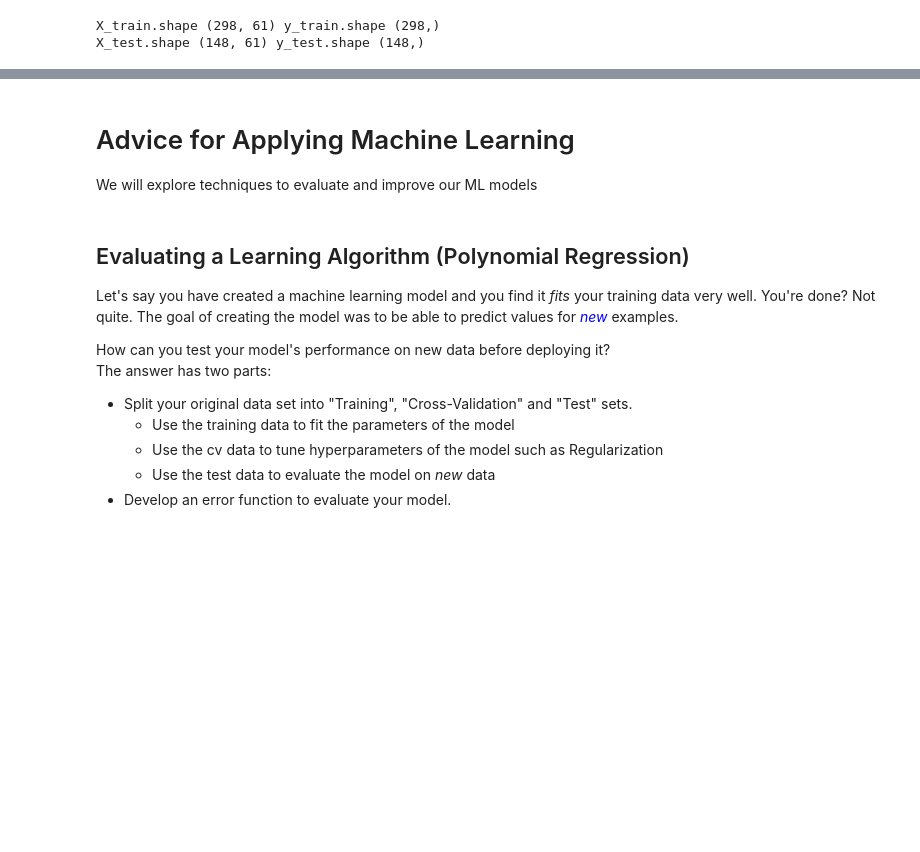
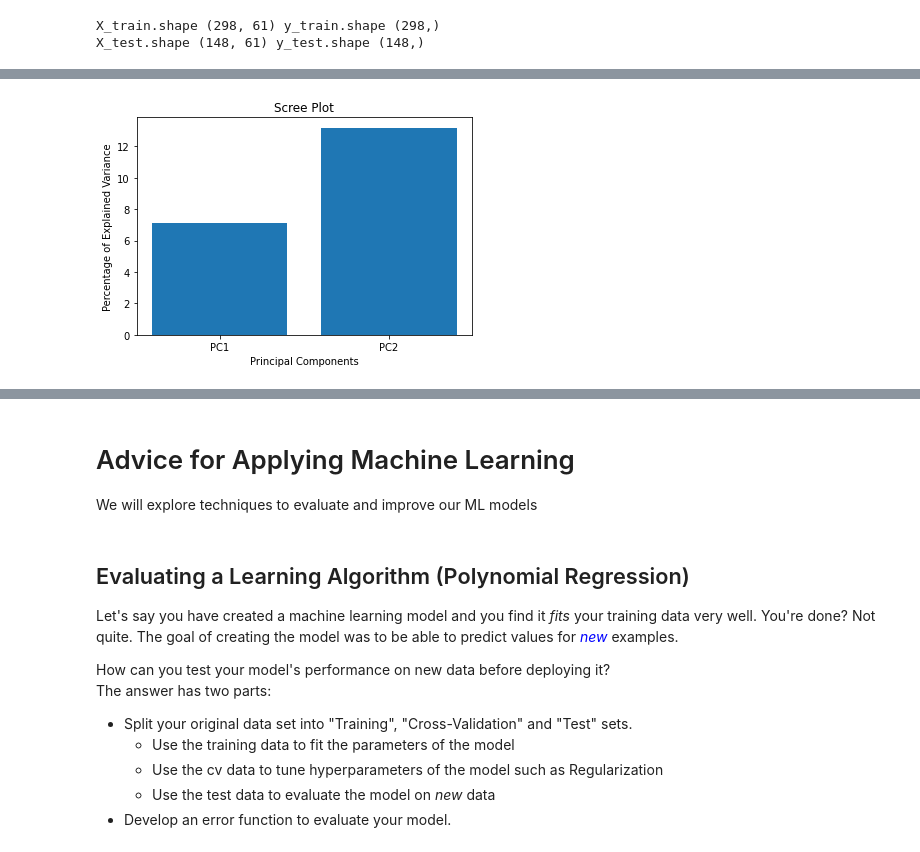
Before and after one commit to santiagoromero20/NBAPredictions, a Jupyter notebook: NBAPredictions.ipynb, the cells around one changed output, grey strips where cells are left out. Saved outputs shown, nothing was run; the diff lists cells and outputs as text; code cells hidden in the pictures; blank space fills up the shorter version.

```diff
--- a/NBAPredictions.ipynb
+++ b/NBAPredictions.ipynb
@@ -802,6 +812,6 @@ This functino is define in the **data_preprocessing** and is defined on the prep
 # %%
 cat_vars, num_vars = aux.cat_vs_num(data)
-X_train, X_test = preprocessing.data_preprocessing(X_train, X_test, num_vars, cat_vars, data.columns)
+X_train, X_test, y_train, y_test = preprocessing.data_preprocessing(data, num_vars, cat_vars, data.columns)
 # %%
 print("X_train.shape", X_train.shape, "y_train.shape", y_train.shape)
 print("X_test.shape", X_test.shape, "y_test.shape", y_test.shape)
@@ -810,0 +853,6 @@ X_test.shape (148, 61) y_test.shape (148,)
+# %%
+df_all = pd.concat([X_train, X_test])
+# %%
+pca = PCA()
+principalComponents = pca.fit_transform(df_all)
+print(principalComponents.shape)
@@ -810,0 +874,11 @@ X_test.shape (148, 61) y_test.shape (148,)
+# %%
+per_var = np.cumsum(np.round(pca.explained_variance_ratio_, decimals=4)*100)[0:2] #If you want to see how much variation each PCA retianed, eliminate the np.cumsum as on the example above
+labels = ["PC" + str(x) for x in range(1, len(per_var)+1)]
+
+plt.bar(x=range(1, len(per_var)+1), height=per_var, tick_label=labels)
+plt.ylabel("Percentage of Explained Variance")
+plt.xlabel("Principal Components")
+plt.title("Scree Plot")
+plt.show()
+# %% [output]
+[figure, added]
```
Also changed, not shown: parts of 16 cells of this notebook.
